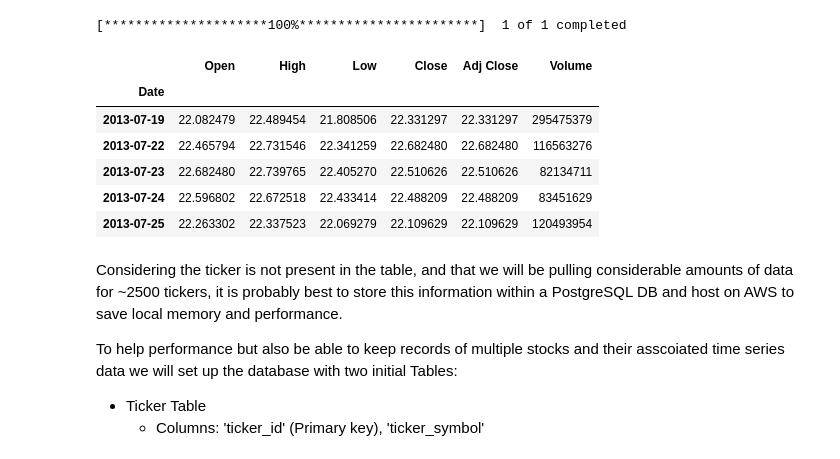
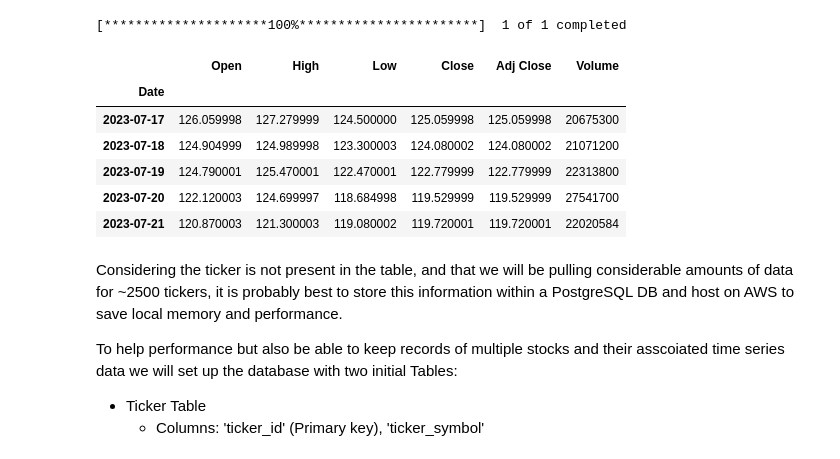
Before and after one commit to chrisJoyceDS/stocks_vs_bonds, a Jupyter notebook: 01_Data_Gather.ipynb, the cells around one changed output. Saved outputs shown, nothing was run; the diff lists cells and outputs as text; code cells hidden in the pictures.

```diff
--- a/01_Data_Gather.ipynb
+++ b/01_Data_Gather.ipynb
@@ -54,19 +54,19 @@ Let's test 1 stock ticker to understand the response and how we can:
 # %%
 yfin = yf.pdr_override()
 # %%
-test = web.get_data_yahoo('GOOG', start='2013-07-19', end='2023-07-19')
+test = web.get_data_yahoo('GOOG')
 # %% [output]
 [*********************100%***********************]  1 of 1 completed
 # %%
-test.head()
+test.tail()
 # %% [output]
 |  | Open | High | Low | Close | Adj Close | Volume |
 | Date |  |  |  |  |  |  |
-| 2013-07-19 | 22.082479 | 22.489454 | 21.808506 | 22.331297 | 22.331297 | 295475379 |
-| 2013-07-22 | 22.465794 | 22.731546 | 22.341259 | 22.682480 | 22.682480 | 116563276 |
-| 2013-07-23 | 22.682480 | 22.739765 | 22.405270 | 22.510626 | 22.510626 | 82134711 |
-| 2013-07-24 | 22.596802 | 22.672518 | 22.433414 | 22.488209 | 22.488209 | 83451629 |
-| 2013-07-25 | 22.263302 | 22.337523 | 22.069279 | 22.109629 | 22.109629 | 120493954 |
+| 2023-07-17 | 126.059998 | 127.279999 | 124.500000 | 125.059998 | 125.059998 | 20675300 |
+| 2023-07-18 | 124.904999 | 124.989998 | 123.300003 | 124.080002 | 124.080002 | 21071200 |
+| 2023-07-19 | 124.790001 | 125.470001 | 122.470001 | 122.779999 | 122.779999 | 22313800 |
+| 2023-07-20 | 122.120003 | 124.699997 | 118.684998 | 119.529999 | 119.529999 | 27541700 |
+| 2023-07-21 | 120.870003 | 121.300003 | 119.080002 | 119.720001 | 119.720001 | 22020584 |
 # %% [markdown]
 Considering the ticker is not present in the table, and that we will be pulling considerable amounts of data for ~2500 tickers, it is probably best to store this information within a PostgreSQL DB and host on AWS to save local memory and performance.
 
```
Also changed, not shown: parts of 73 cells of this notebook.
